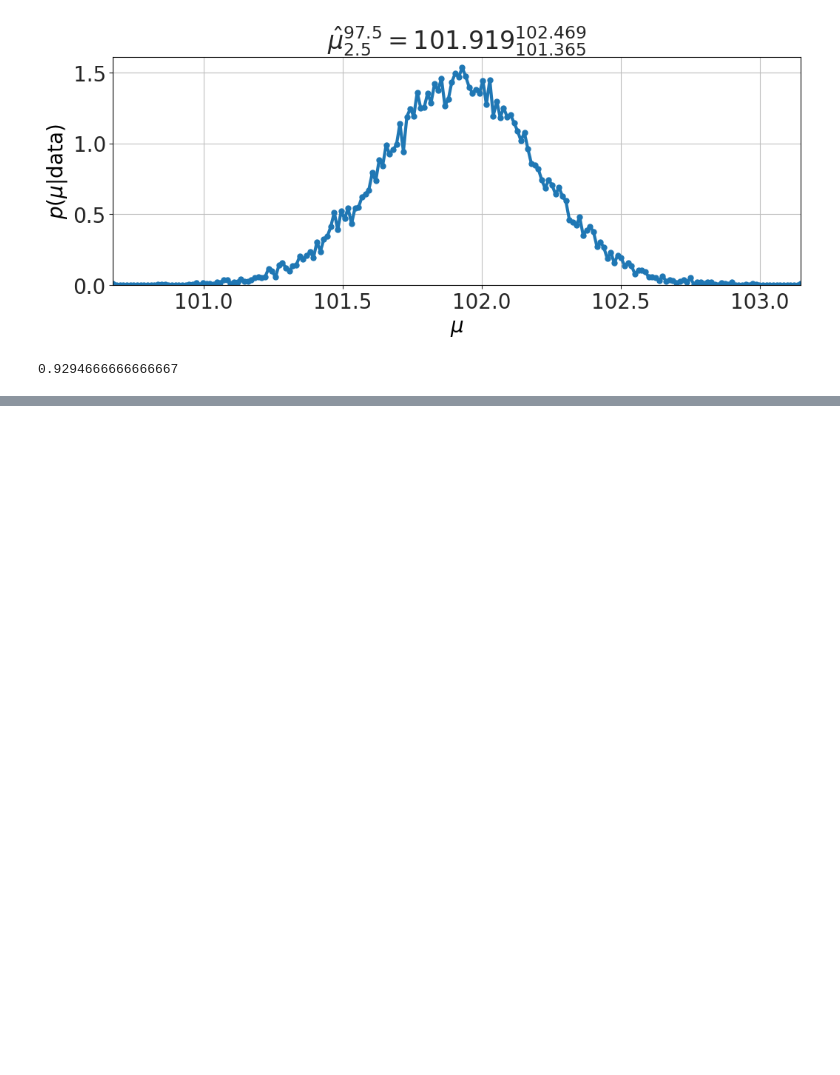
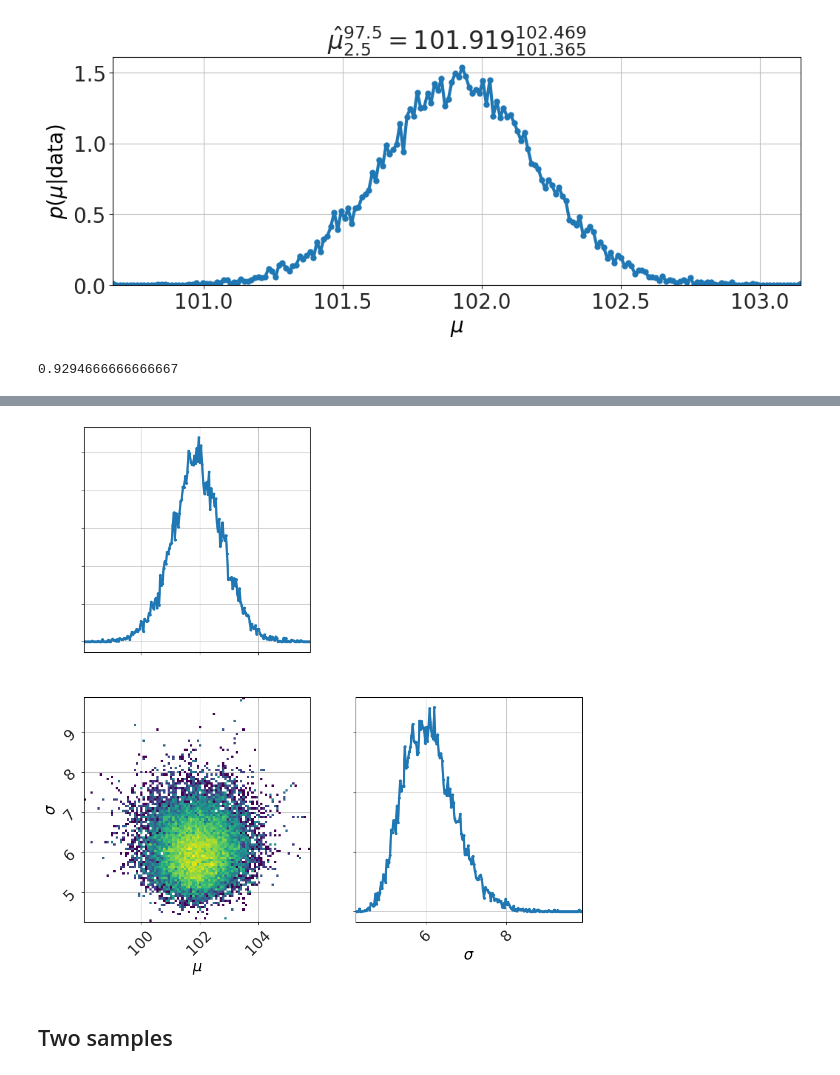
Before and after one commit to bblais/Computer-Programming-for-the-Sciences-Spring-2024, a Jupyter notebook: Sprint #3 - Probability and Uncertainty/2024-03-26 - Best Estimate.ipynb, the cells around one changed output, grey strips where cells are left out. Cells and saved outputs as stored; diff of their text form; code cells hidden in the pictures; blank space fills up the shorter version.

```diff
--- a/Sprint #3 - Probability and Uncertainty/2024-03-26 - Best Estimate.ipynb
+++ b/Sprint #3 - Probability and Uncertainty/2024-03-26 - Best Estimate.ipynb
@@ -54,0 +105,6 @@ model.P("μ>101.5")
+# %%
+model.triangle_plot()
+# %% [output]
+[figure, added]
+# %% [markdown]
+## Two samples
```
Also changed, not shown: parts of 15 cells of this notebook, 1 other file.
